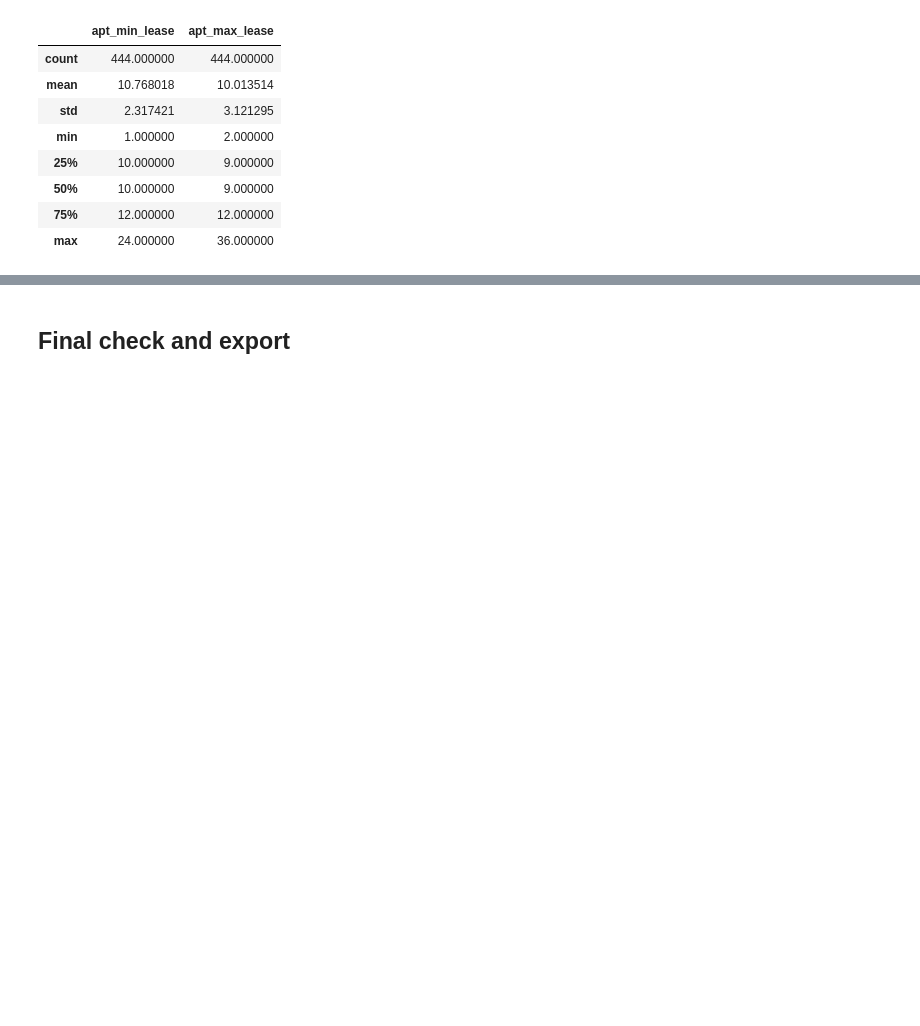
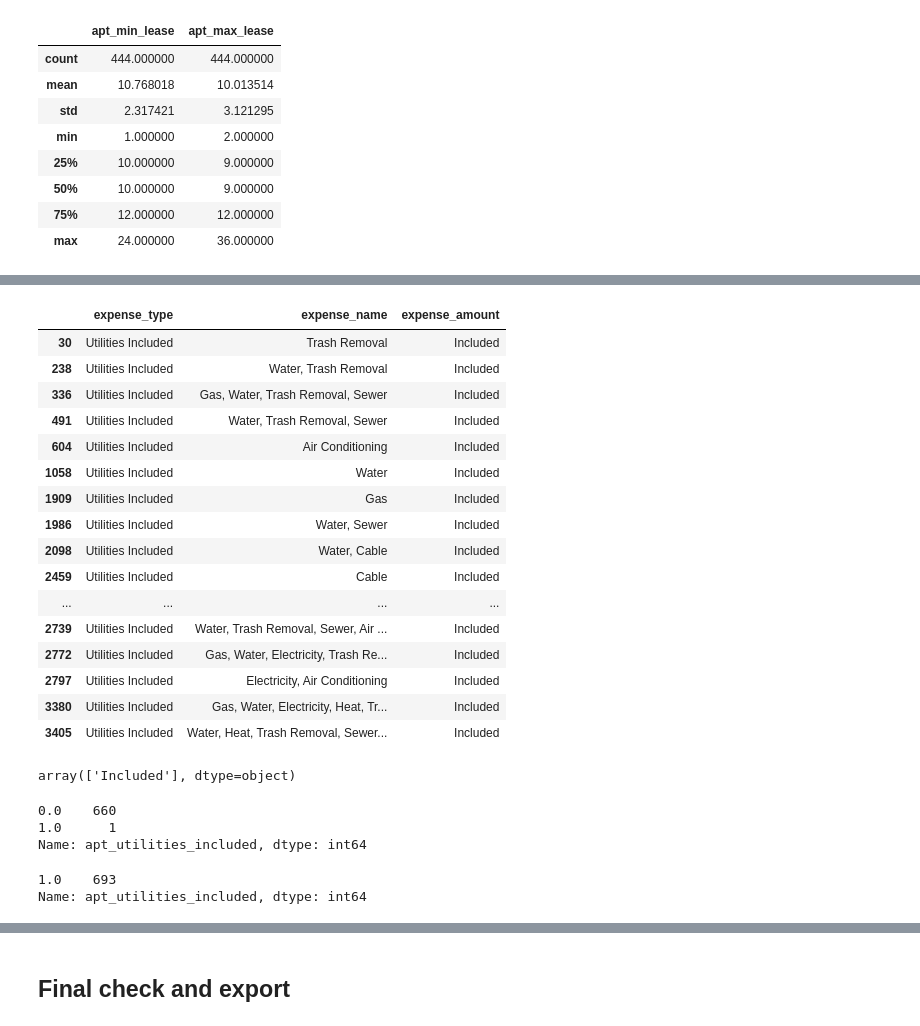
Before and after one commit to thuynh323/Natural-language-processing, a Jupyter notebook: apartments.com - Text Mining/apartments.com-amenities-text-mining.ipynb, the cells around one changed output, grey strips where cells are left out. Cells and saved outputs as stored; diff of their text form; code cells hidden in the pictures; blank space fills up the shorter version.

```diff
--- a/apartments.com - Text Mining/apartments.com-amenities-text-mining.ipynb
+++ b/apartments.com - Text Mining/apartments.com-amenities-text-mining.ipynb
@@ -280,7 +281,7 @@ df2 = join_df(df2, 'Unique Features')
 df2['apt_pet_friendly'] = amenity_dummies(df2, 'pet')
 df2['apt_pet_friendly'] = np.where(('dog park' in df2['amenity_description']) |
                                    ('bark' in df2['amenity_description']), 1, df2['apt_pet_friendly'])
-df2['apt_utilitites_included'] = amenity_dummies(df2, 'utilitites included')
+df2['apt_utilities_included'] = amenity_dummies(df2, 'utilities included')
 # %%
 df2.drop('amenity_description', axis= 1, inplace= True)
 # %% [markdown]
@@ -545,0 +550,4 @@ df2.drop(['amenity_description', 'num_extracted'], axis= 1, inplace= True)
+# %%
+df3 = pd.read_csv(r'C:\Users\Thanh Huynh\Documents\Projects\apartment-rent\expenses.csv',
+                  encoding= 'latin-1')
+df3.head()
@@ -545,0 +590,4 @@ df2.drop(['amenity_description', 'num_extracted'], axis= 1, inplace= True)
+# %%
+# Explore the structure
+df3['amount_extracted'] = df3['expense_amount'].str.findall(r'\d+')
+df3['amount_extracted']
@@ -545,0 +607,27 @@ df2.drop(['amenity_description', 'num_extracted'], axis= 1, inplace= True)
+# %%
+# Check if there is non-number values
+df3['num_extracted'] = [len(x) for x in df3['amount_extracted']]
+df3[df3['num_extracted'] == 0][['expense_type', 'expense_name', 'expense_amount']].drop_duplicates()
+# %% [output]
+|  | expense_type | expense_name | expense_amount |
+| 30 | Utilities Included | Trash Removal | Included |
+| 238 | Utilities Included | Water, Trash Removal | Included |
+| 336 | Utilities Included | Gas, Water, Trash Removal, Sewer | Included |
+| 491 | Utilities Included | Water, Trash Removal, Sewer | Included |
+| 604 | Utilities Included | Air Conditioning | Included |
+| 1058 | Utilities Included | Water | Included |
+| 1909 | Utilities Included | Gas | Included |
+| 1986 | Utilities Included | Water, Sewer | Included |
+| 2098 | Utilities Included | Water, Cable | Included |
+| 2459 | Utilities Included | Cable | Included |
+| ... | ... | ... | ... |
+| 2739 | Utilities Included | Water, Trash Removal, Sewer, Air ... | Included |
+| 2772 | Utilities Included | Gas, Water, Electricity, Trash Re... | Included |
+| 2797 | Utilities Included | Electricity, Air Conditioning | Included |
+| 3380 | Utilities Included | Gas, Water, Electricity, Heat, Tr... | Included |
+| 3405 | Utilities Included | Water, Heat, Trash Removal, Sewer... | Included |
+# %%
+# Double check if Utilities Included has other values
+df3[df3['expense_type'] == 'Utilities Included']['expense_amount'].unique()
+# %% [output]
+array(['Included'], dtype=object)
@@ -545,0 +646,16 @@ df2.drop(['amenity_description', 'num_extracted'], axis= 1, inplace= True)
+# %%
+# Before applying the function
+df2['apt_utilities_included'].value_counts()
+# %% [output]
+0.0    660
+1.0      1
+Name: apt_utilities_included, dtype: int64
+# %%
+# Apply the function and check number of dummies again
+df2['apt_utilities_included'] = fill_nans(amenity_name= 'apt_utilities_included',
+                                          fees= 'expense_amount')
+df2.drop('expense_amount', axis= 1, inplace= True)
+df2['apt_utilities_included'].value_counts()
+# %% [output]
+1.0    693
+Name: apt_utilities_included, dtype: int64
```
Also changed, not shown: parts of 34 cells of this notebook, 1 other file.
